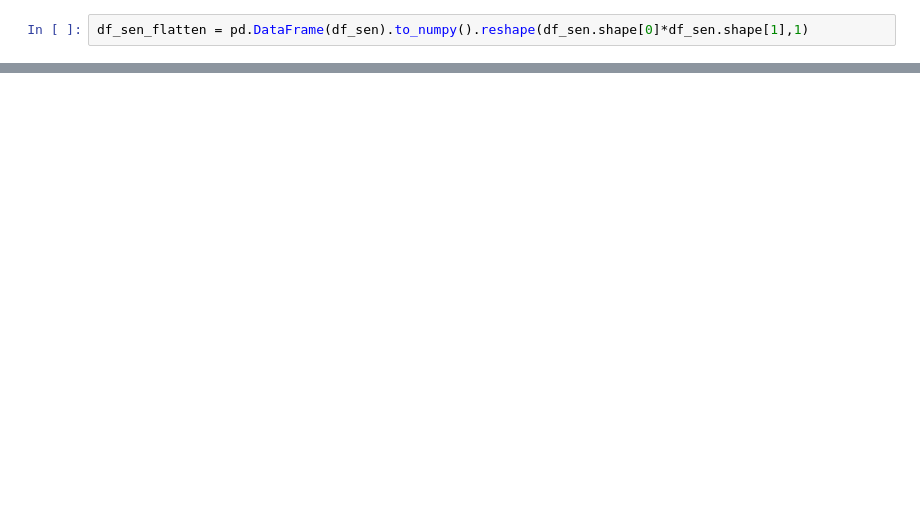
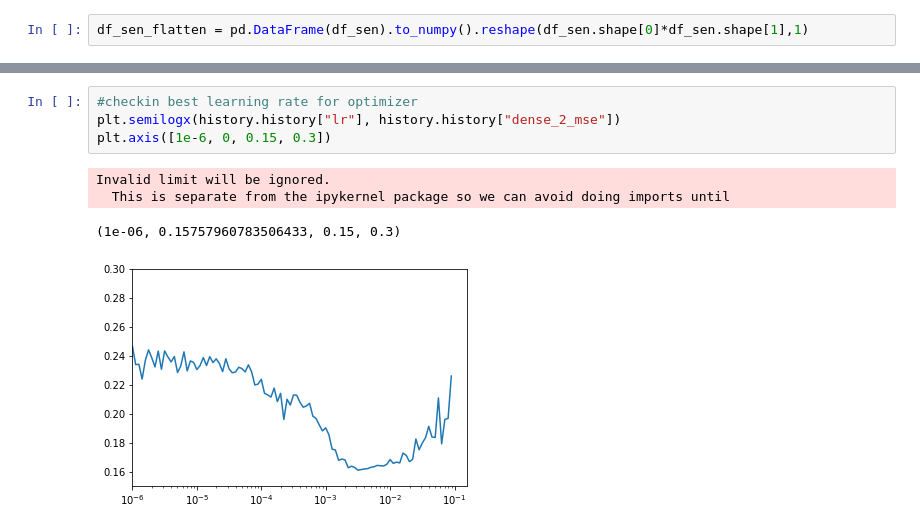
Before and after one commit to SJY-coder/TSP-demo, a Jupyter notebook: TSP_demo.ipynb, the cells around one changed output, grey strips where cells are left out. Saved outputs shown, nothing was run; the diff lists cells and outputs as text; blank space fills up the shorter version.

```diff
--- a/TSP_demo.ipynb
+++ b/TSP_demo.ipynb
@@ -382,0 +402,9 @@ Epoch 400/400
+# %%
+#checkin best learning rate for optimizer
+plt.semilogx(history.history["lr"], history.history["dense_2_mse"])
+plt.axis([1e-6, 0, 0.15, 0.3])
+# %% [output]
+Invalid limit will be ignored.
+  This is separate from the ipykernel package so we can avoid doing imports until
+(1e-06, 0.15757960783506433, 0.15, 0.3)
+[figure, added]
```
Also changed, not shown: parts of 34 cells of this notebook.
